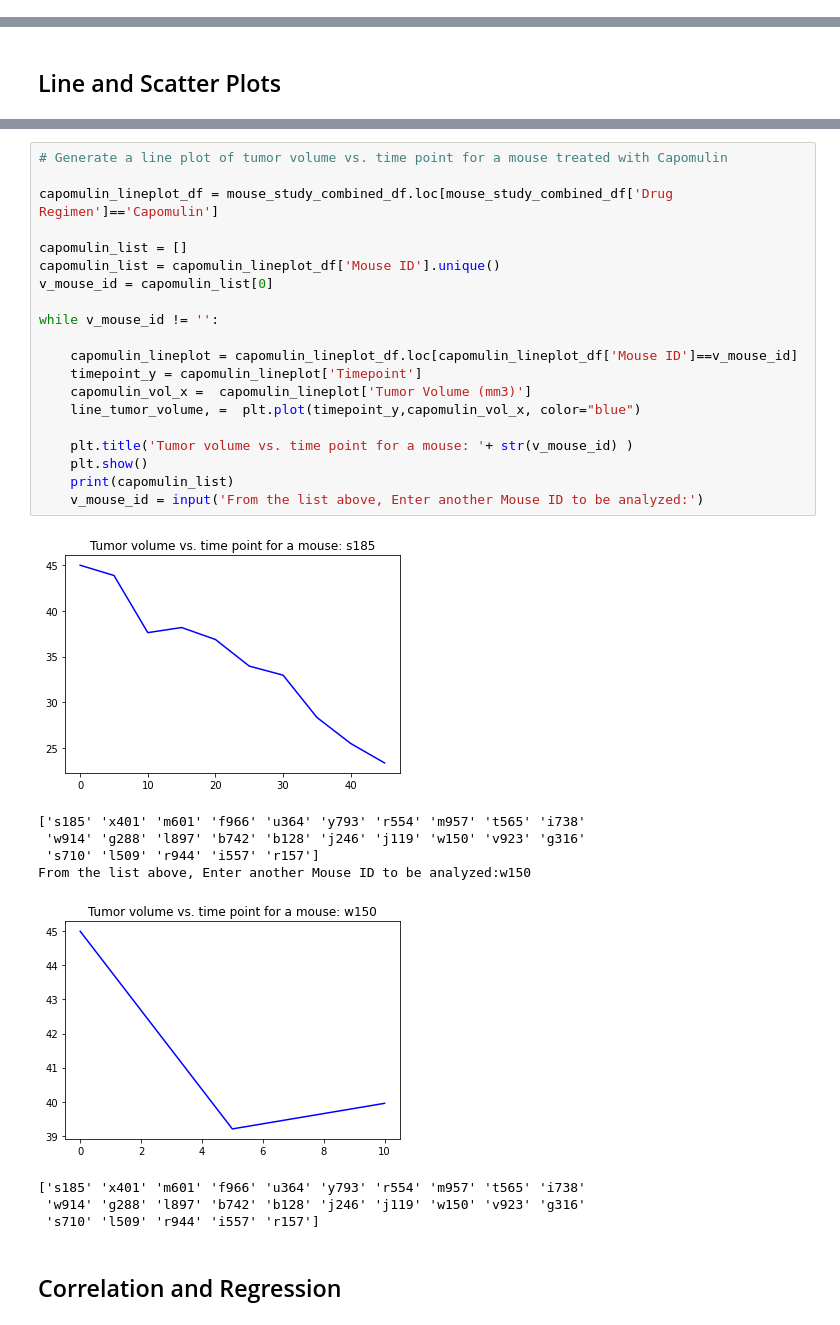
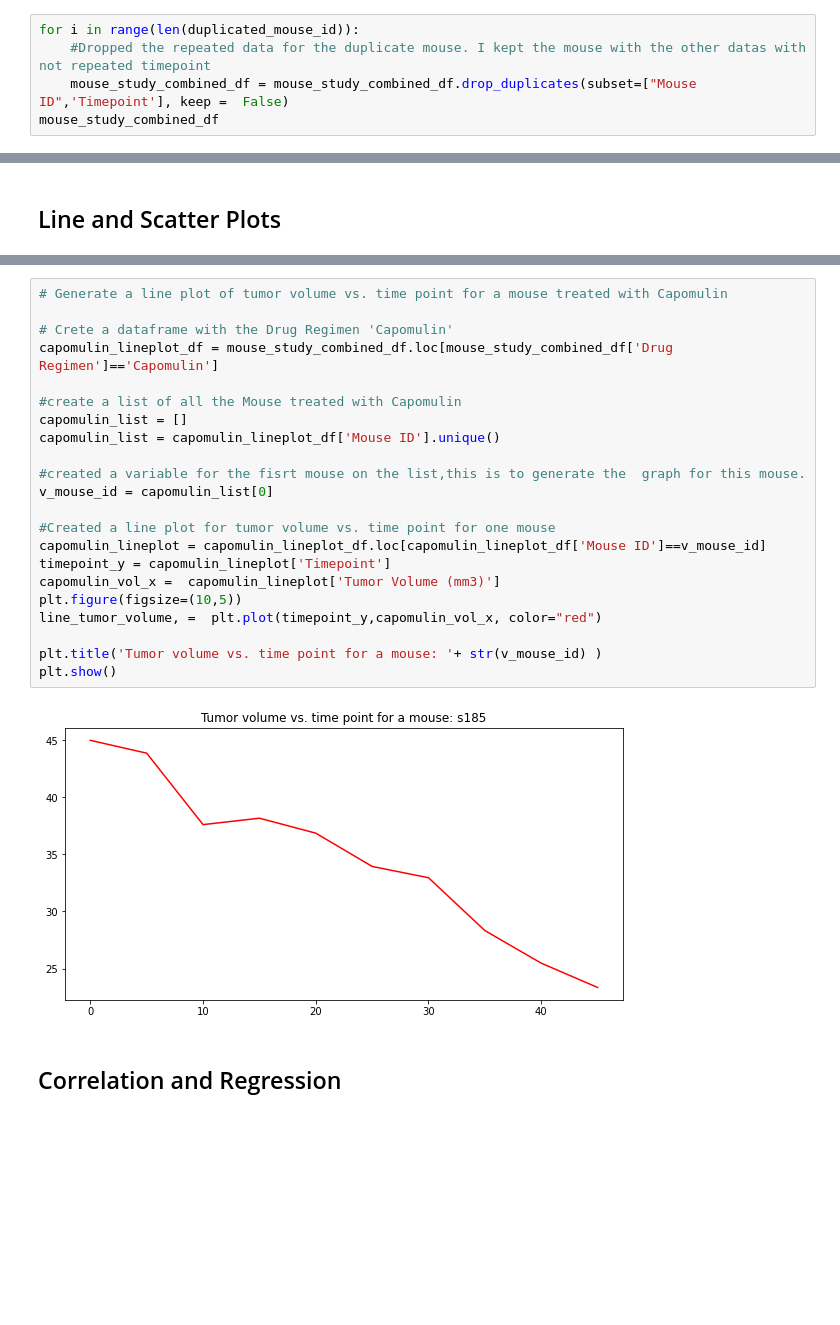
Before and after one commit to Doris-M/matplotlib-challenge, a Jupyter notebook: pymaceuticals_starter.ipynb, the cells around one changed output, grey strips where cells are left out. Saved outputs shown, nothing was run; the diff lists cells and outputs as text; blank space fills up the shorter version.

```diff
--- a/pymaceuticals_starter.ipynb
+++ b/pymaceuticals_starter.ipynb
@@ -80,3 +98,8 @@ mouse_all_duplicated_df
 | 918 | g989 | Propriva | Female | 21 | 26 | 25 | 56.045564 | ... |
 | 919 | g989 | Propriva | Female | 21 | 26 | 30 | 59.082294 | ... |
 | 920 | g989 | Propriva | Female | 21 | 26 | 35 | 62.570880 | ... |
+# %%
+for i in range(len(duplicated_mouse_id)):
+    #Dropped the repeated data for the duplicate mouse. I kept the mouse with the other datas with not repeated timepoint
+    mouse_study_combined_df = mouse_study_combined_df.drop_duplicates(subset=["Mouse ID",'Timepoint'], keep =  False)
+mouse_study_combined_df
@@ -397,32 +467,26 @@ plot_tumor_volume_df.boxplot(column=["Camopulin", "Ramicane",'Infubinol','Ceftam
 # %%
 # Generate a line plot of tumor volume vs. time point for a mouse treated with Capomulin
 
+# Crete a dataframe with the Drug Regimen 'Capomulin'
 capomulin_lineplot_df = mouse_study_combined_df.loc[mouse_study_combined_df['Drug Regimen']=='Capomulin']
 
+#create a list of all the Mouse treated with Capomulin
 capomulin_list = []
 capomulin_list = capomulin_lineplot_df['Mouse ID'].unique()
+
+#created a variable for the fisrt mouse on the list,this is to generate the  graph for this mouse.
 v_mouse_id = capomulin_list[0]
 
-while v_mouse_id != '':
+#Created a line plot for tumor volume vs. time point for one mouse
+capomulin_lineplot = capomulin_lineplot_df.loc[capomulin_lineplot_df['Mouse ID']==v_mouse_id]
+timepoint_y = capomulin_lineplot['Timepoint']
+capomulin_vol_x =  capomulin_lineplot['Tumor Volume (mm3)']
+plt.figure(figsize=(10,5))
+line_tumor_volume, =  plt.plot(timepoint_y,capomulin_vol_x, color="red")
 
-    capomulin_lineplot = capomulin_lineplot_df.loc[capomulin_lineplot_df['Mouse ID']==v_mouse_id]
-    timepoint_y = capomulin_lineplot['Timepoint']
-    capomulin_vol_x =  capomulin_lineplot['Tumor Volume (mm3)']
-    line_tumor_volume, =  plt.plot(timepoint_y,capomulin_vol_x, color="blue")
-
-    plt.title('Tumor volume vs. time point for a mouse: '+ str(v_mouse_id) )
-    plt.show()
-    print(capomulin_list)
-    v_mouse_id = input('From the list above, Enter another Mouse ID to be analyzed:')
+plt.title('Tumor volume vs. time point for a mouse: '+ str(v_mouse_id) )
+plt.show()
 # %% [output]
-[figure, old version]
+[figure, new version]
-['s185' 'x401' 'm601' 'f966' 'u364' 'y793' 'r554' 'm957' 't565' 'i738'
- 'w914' 'g288' 'l897' 'b742' 'b128' 'j246' 'j119' 'w150' 'v923' 'g316'
- 's710' 'l509' 'r944' 'i557' 'r157']
-From the list above, Enter another Mouse ID to be analyzed:w150
-[figure, removed]
-['s185' 'x401' 'm601' 'f966' 'u364' 'y793' 'r554' 'm957' 't565' 'i738'
- 'w914' 'g288' 'l897' 'b742' 'b128' 'j246' 'j119' 'w150' 'v923' 'g316'
- 's710' 'l509' 'r944' 'i557' 'r157']
 # %% [markdown]
 ## Correlation and Regression
```
Also changed, not shown: parts of 23 cells of this notebook, 1 other file.
